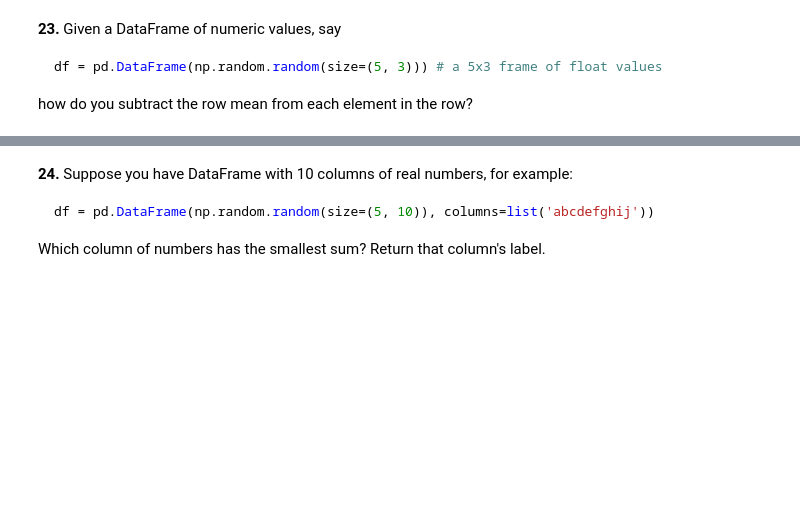
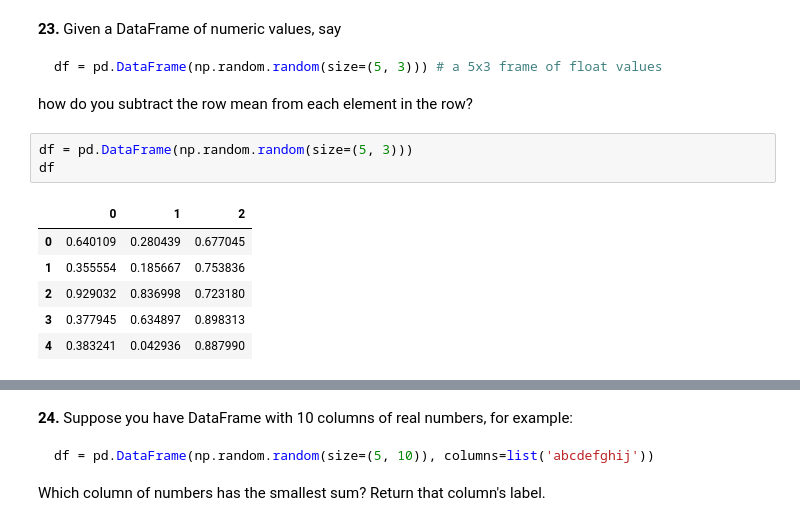
Before and after one commit to hatunglam/100-pandas-puzzles, a Jupyter notebook: 100-pandas-puzzles.ipynb, the cells around one changed output, grey strips where cells are left out. Cells and saved outputs as stored; diff of their text form; blank space fills up the shorter version.

````diff
--- a/100-pandas-puzzles.ipynb
+++ b/100-pandas-puzzles.ipynb
@@ -393,3 +420,13 @@ df = pd.DataFrame(np.random.random(size=(5, 3))) # a 5x3 frame of float values
 ```
 
 how do you subtract the row mean from each element in the row?
+# %%
+df = pd.DataFrame(np.random.random(size=(5, 3)))
+df
+# %% [output]
+|  | 0 | 1 | 2 |
+| 0 | 0.640109 | 0.280439 | 0.677045 |
+| 1 | 0.355554 | 0.185667 | 0.753836 |
+| 2 | 0.929032 | 0.836998 | 0.723180 |
+| 3 | 0.377945 | 0.634897 | 0.898313 |
+| 4 | 0.383241 | 0.042936 | 0.887990 |
````
Also changed, not shown: parts of 7 cells of this notebook, 1 other file.
